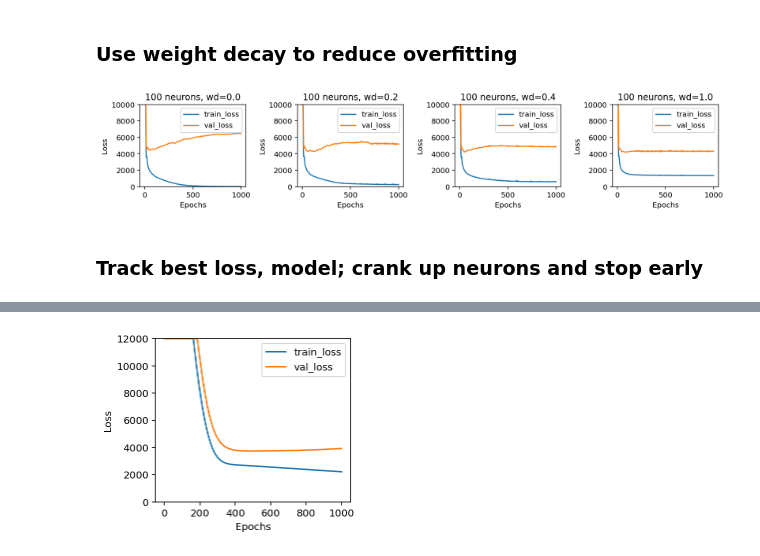
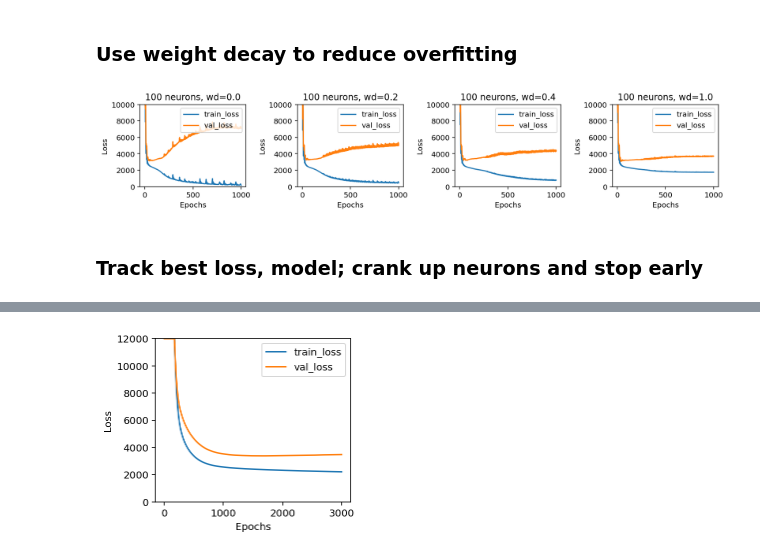
Before and after one commit to parrt/fundamentals-of-deep-learning, a Jupyter notebook: notebooks/diabetes-train-test.ipynb, the cells around one changed output, grey strips where cells are left out. Drawn from its saved outputs; the diff is of its cells as text; code cells hidden in the pictures.

```diff
--- a/notebooks/diabetes-train-test.ipynb
+++ b/notebooks/diabetes-train-test.ipynb
@@ -91,7 +91,7 @@ ncols = X.shape[1]
 n_neurons = 100
 model = nn.Sequential(
     nn.Linear(ncols, n_neurons),
-    nn.Tanh(),
+    nn.ReLU(),
     nn.Linear(n_neurons, 1)
 )
 
@@ -149,7 +149,7 @@ ncols = X.shape[1]
 n_neurons = 100
 model = nn.Sequential(
     nn.Linear(ncols, n_neurons),
-    nn.Tanh(),
+    nn.ReLU(),
     nn.Linear(n_neurons, 1)
 )
 
@@ -201,7 +201,7 @@ fig, axes = plt.subplots(1, 4,figsize=(12,2.5))
 for wd,ax in zip([0,.2,.4,1],axes):
     model = nn.Sequential(
         nn.Linear(ncols, n_neurons),
-        nn.Tanh(),
+        nn.ReLU(),
         nn.Linear(n_neurons, 1)
     )
     history = train2(model, X_train, X_test, y_train, y_test,
@@ -213,12 +213,12 @@ for wd,ax in zip([0,.2,.4,1],axes):
 plt.tight_layout()
 plt.show()
 # %% [output]
-[figure, old version]
+[figure, new version]
 # %% [markdown]
 ### Track best loss, model; crank up neurons and stop early
 # %%
-def train(model, X_train, X_test, y_train, y_test,
-          learning_rate = .5, nepochs=2000, weight_decay=0):
+def train3(model, X_train, X_test, y_train, y_test,
+           learning_rate = .5, nepochs=2000, weight_decay=0):
     optimizer = torch.optim.Adam(model.parameters(),
                                  lr=learning_rate, weight_decay=weight_decay)
     history = [] # track training and validation loss
@@ -244,16 +244,16 @@ def train(model, X_train, X_test, y_train, y_test,
     return torch.tensor(history), best_model
 # %%
 ncols = X.shape[1]
-n_neurons = 1000
+n_neurons = 200
 model = nn.Sequential(
     nn.Linear(ncols, n_neurons),
-    nn.Tanh(),
+    nn.ReLU(),
     nn.Linear(n_neurons, 1)
 )
 
-history, best_model = train(model, X_train, X_test, y_train, y_test,
-                            learning_rate=.001, nepochs=1000,
-                            weight_decay=0)
+history, best_model = train3(model, X_train, X_test, y_train, y_test,
+                             learning_rate=.0015, nepochs=3000,
+                             weight_decay=0)
 
 # verify we got the best model out
 y_pred = best_model(X_test)
@@ -278 +278 @@ MSE test loss 3733.865
-[figure, old version]
+[figure, new version]
```
Also changed, not shown: parts of 6 cells of this notebook, 1 other file.
